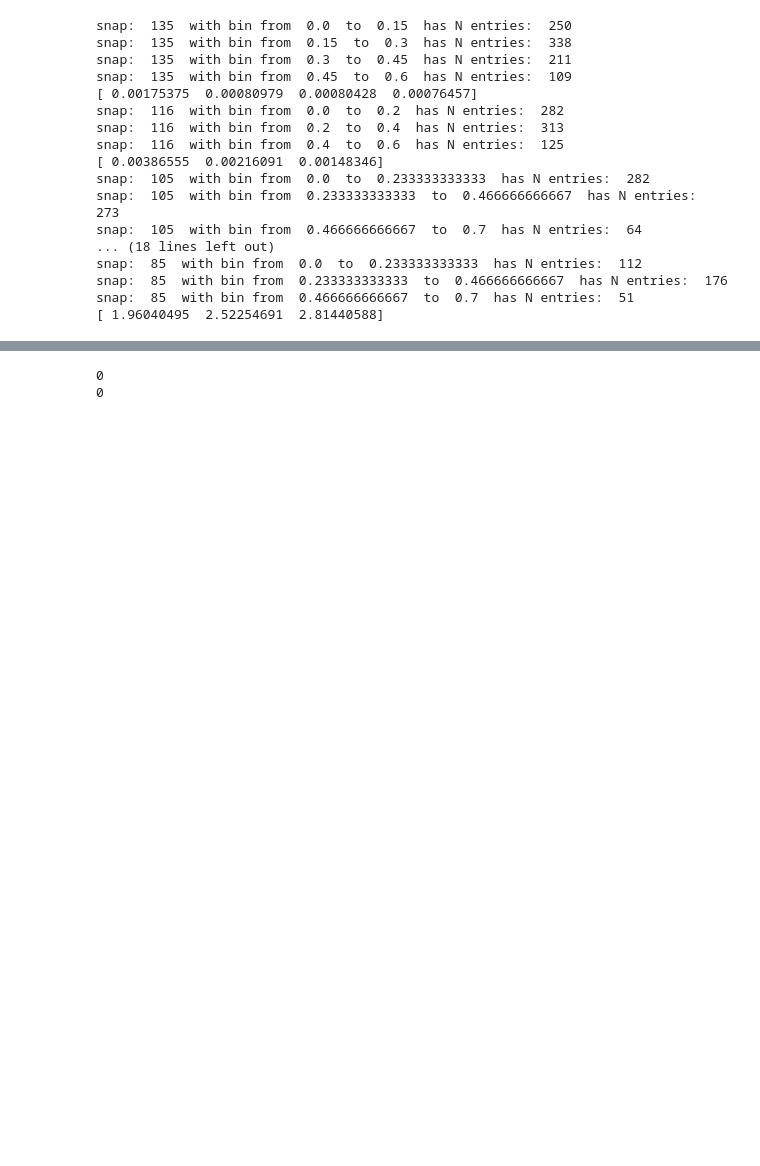
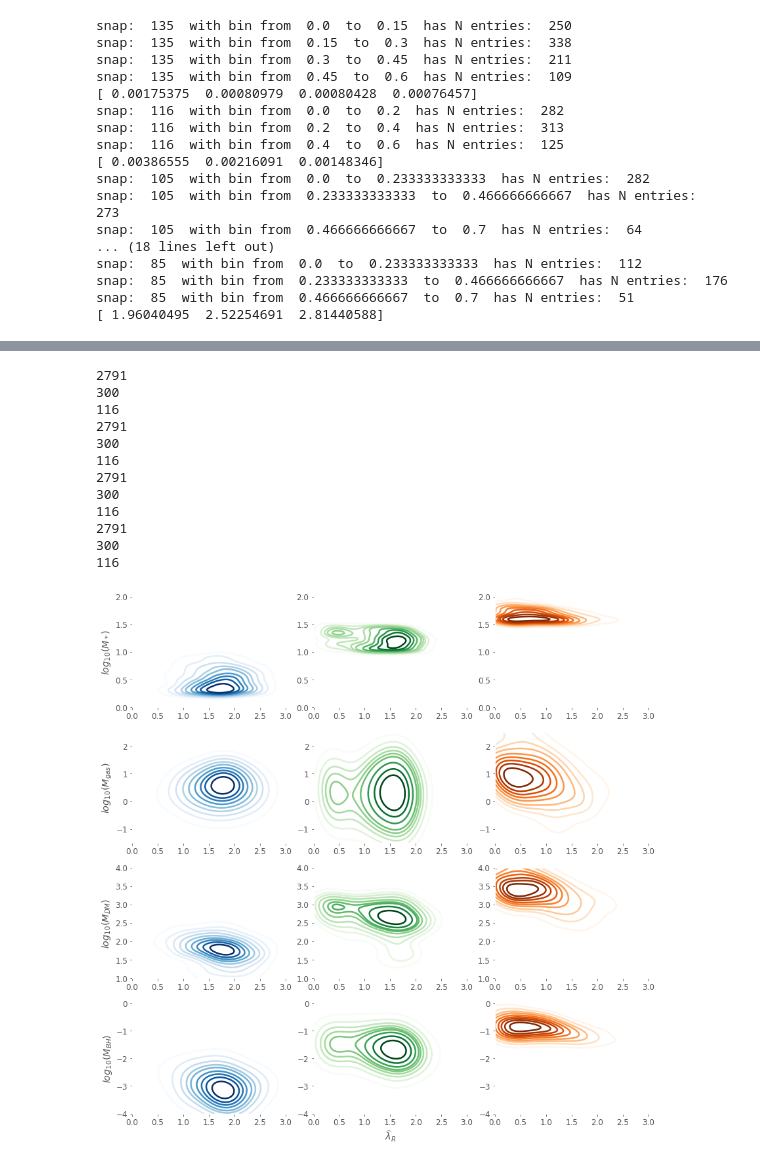
Before and after one commit to zpenoyre/illustris, a Jupyter notebook: sandbox.ipynb, the cells around one changed output, grey strips where cells are left out. Drawn from its saved outputs; the diff is of its cells as text; code cells hidden in the pictures; blank space fills up the shorter version.

```diff
--- a/sandbox.ipynb
+++ b/sandbox.ipynb
@@ -166,6 +194,72 @@ plt.show(lambdaEps)
-# %%
-print(np.isnan(eps)[np.isnan(eps) == True].size)
-print(np.isinf(eps)[np.isinf(eps) == True].size)
-# %% [output]
-0
-0
+# %%
+
+fig=plt.figure(figsize=(12,12))
+lambdaGrid=mpl.gridspec.GridSpec(4,3)
+data=getGalaxyData(135)
+lambdaHat=data[:,16]
+lMin=0
+lMax=3
+# stellar mass
+mass=np.log10(data[:,2])
+minLog=0
+maxLog=2
+lowMass=plt.subplot(lambdaGrid[0,0])
+midMass=plt.subplot(lambdaGrid[0,1])
+highMass=plt.subplot(lambdaGrid[0,2])
+plotContour(lowMass,data,lambdaHat,lMin,lMax,mass,minLog,maxLog,0,10,colors='Blues')
+plotContour(midMass,data,lambdaHat,lMin,lMax,mass,minLog,maxLog,10,10**1.5,colors='Greens')
+plotContour(highMass,data,lambdaHat,lMin,lMax,mass,minLog,maxLog,10**1.5,1000,colors='Oranges')
+lowMass.set_ylabel(r'$log_{10}(M_*)$')
+
+# gas mass
+gasMass=np.log10(data[:,3]+1e-10)
+minLog=-1.5
+maxLog=2.5
+lowGasMass=plt.subplot(lambdaGrid[1,0])
+midGasMass=plt.subplot(lambdaGrid[1,1])
+highGasMass=plt.subplot(lambdaGrid[1,2])
+plotContour(lowGasMass,data,lambdaHat,lMin,lMax,gasMass,minLog,maxLog,0,10,colors='Blues')
+plotContour(midGasMass,data,lambdaHat,lMin,lMax,gasMass,minLog,maxLog,10,10**1.5,colors='Greens')
+plotContour(highGasMass,data,lambdaHat,lMin,lMax,gasMass,minLog,maxLog,10**1.5,1000,colors='Oranges')
+lowGasMass.set_ylabel(r'$log_{10}(M_{gas})$')
+
+# dm mass
+dmMass=np.log10(data[:,4])
+minLog=1
+maxLog=4
+lowDMmass=plt.subplot(lambdaGrid[2,0])
+midDMmass=plt.subplot(lambdaGrid[2,1])
+highDMmass=plt.subplot(lambdaGrid[2,2])
+plotContour(lowDMmass,data,lambdaHat,lMin,lMax,dmMass,minLog,maxLog,0,10,colors='Blues')
+plotContour(midDMmass,data,lambdaHat,lMin,lMax,dmMass,minLog,maxLog,10,10**1.5,colors='Greens')
+plotContour(highDMmass,data,lambdaHat,lMin,lMax,dmMass,minLog,maxLog,10**1.5,1000,colors='Oranges')
+lowDMmass.set_ylabel(r'$log_{10}(M_{DM})$')
+
+# bh mass
+bhMass=np.log10(data[:,18]+1e-10)
+minLog=-4
+maxLog=0
+lowBHmass=plt.subplot(lambdaGrid[3,0])
+midBHmass=plt.subplot(lambdaGrid[3,1])
+highBHmass=plt.subplot(lambdaGrid[3,2])
+plotContour(lowBHmass,data,lambdaHat,lMin,lMax,bhMass,minLog,maxLog,0,10,colors='Blues')
+plotContour(midBHmass,data,lambdaHat,lMin,lMax,bhMass,minLog,maxLog,10,10**1.5,colors='Greens')
+plotContour(highBHmass,data,lambdaHat,lMin,lMax,bhMass,minLog,maxLog,10**1.5,1000,colors='Oranges')
+lowBHmass.set_ylabel(r'$log_{10}(M_{BH})$')
+midBHmass.set_xlabel(r'$\widehat{\lambda}_R$')
+plt.tight_layout()
+plt.show(lambdaGrid)
+# %% [output]
+2791
+300
+116
+2791
+300
+116
+2791
+300
+116
+2791
+300
+116
+[figure, added]
```
Also changed, not shown: parts of 3 cells of this notebook.
